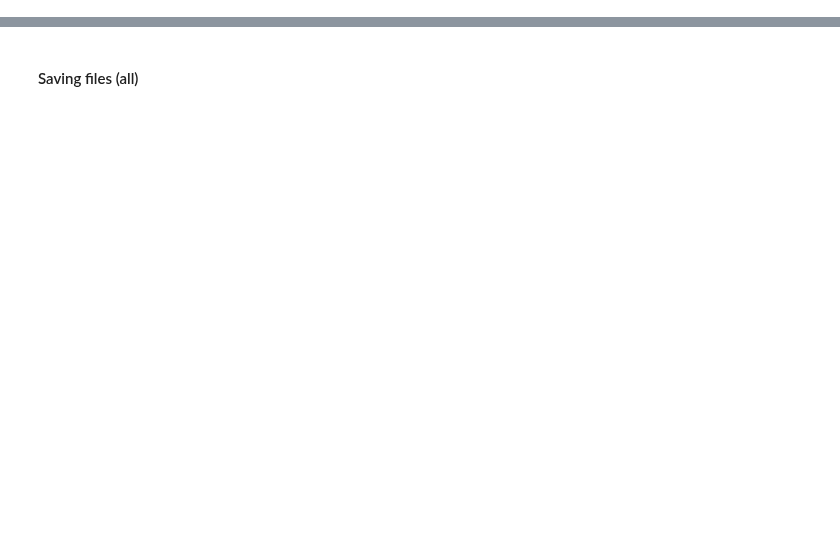
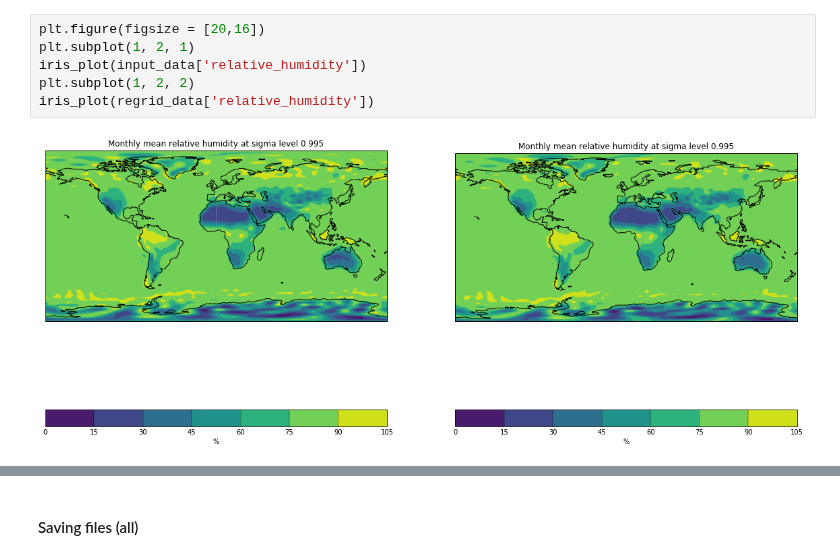
Before and after one commit to douglask3/amazon_fires, a Jupyter notebook: make_inputs/format_climate_data.ipynb, the cells around one changed output, grey strips where cells are left out. Saved outputs shown, nothing was run; the diff lists cells and outputs as text; blank space fills up the shorter version.

```diff
--- a/make_inputs/format_climate_data.ipynb
+++ b/make_inputs/format_climate_data.ipynb
@@ -127,0 +155,8 @@ j:  216
+# %%
+plt.figure(figsize = [20,16])
+plt.subplot(1, 2, 1)
+iris_plot(input_data['relative_humidity'])
+plt.subplot(1, 2, 2)
+iris_plot(regrid_data['relative_humidity'])
+# %% [output]
+[figure, added]
```
Also changed, not shown: parts of 30 cells of this notebook.
